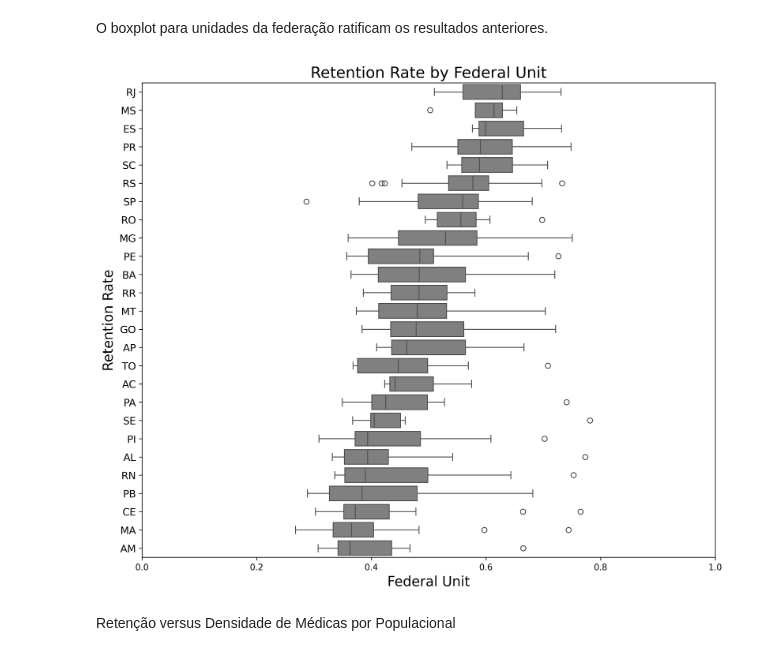
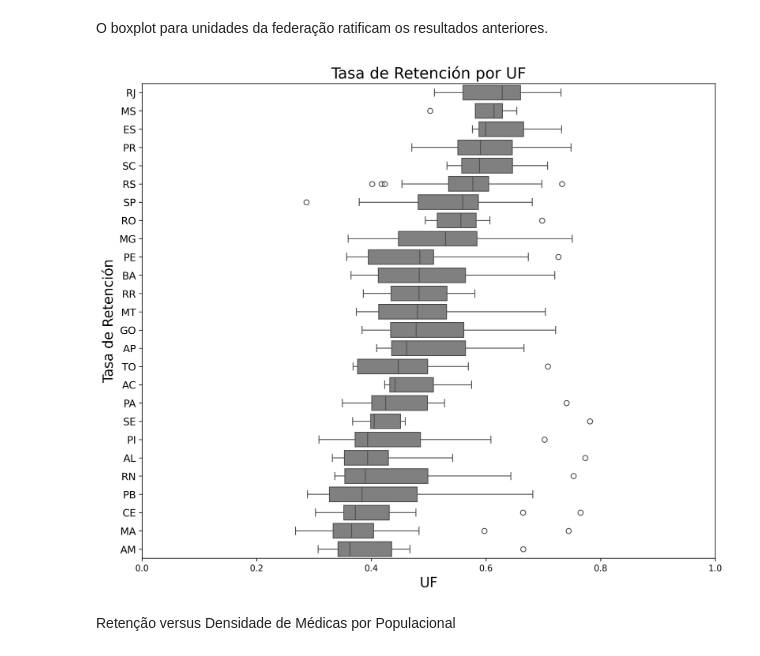
Before and after one commit to danielppagotto/retencao, a Jupyter notebook: 1_scripts/script_graficos/Análise Retenção - espanhol.ipynb, the cells around one changed output. Saved outputs shown, nothing was run; the diff lists cells and outputs as text; code cells hidden in the pictures.

```diff
--- a/1_scripts/script_graficos/Análise Retenção - espanhol.ipynb
+++ b/1_scripts/script_graficos/Análise Retenção - espanhol.ipynb
@@ -59,11 +59,11 @@ df['regiao'] = df['regiao'].str.replace('Região','').str.strip()
 
 
 mapa_regioes = {
-    'Norte': 'North',
-    'Sul': 'South',
-    'Sudeste': 'Southeast',
-    'Centro-Oeste': 'Central-West',
-    'Nordeste': 'Northeast'
+    'Norte': 'Norte',
+    'Sul': 'Sur',
+    'Sudeste': 'Sudeste',
+    'Centro-Oeste': 'Centro-Oeste',
+    'Nordeste': 'Nordeste'
 }
 
 df['region'] = df['regiao'].map(mapa_regioes)
@@ -126,27 +126,27 @@ O boxplot para unidades da federação ratificam os resultados anteriores.
 # %%
 # retirando DF, pois não tem divisão por região de saúde na UF
 df_sem_df = df[df['uf_sigla'] != 'DF']
 
 
 plt.figure(figsize=(12, 10), dpi=300)
 sns.boxplot(data=df_sem_df,
             x='retencao_geral',
             y='uf_sigla',
             order=df_sem_df.groupby('uf_sigla')['retencao_geral'].median().sort_values(ascending=False).index,
             color = 'gray')
 
 plt.xlim(0, 1)
 plt.yticks(fontsize=12)
-plt.xlabel("Federal Unit", fontsize=16)
-plt.ylabel("Retention Rate", fontsize=16)
-plt.title("Retention Rate by Federal Unit", fontsize=18)
+plt.xlabel("UF", fontsize=16)
+plt.ylabel("Tasa de Retención", fontsize=16)
+plt.title("Tasa de Retención por UF", fontsize=18)
 
-plt.savefig("taxa_retencao_uf_ingles.tiff", dpi=300, format="tiff")
-plt.savefig("taxa_retencao_uf_ingles.svg", dpi=300, format="svg")
+plt.savefig("taxa_retencao_uf_espanhol.tiff", dpi=300, format="tiff")
+plt.savefig("taxa_retencao_uf_espanhol.svg", dpi=300, format="svg")
 
 plt.show()
 # %% [output]
-[figure, old version]
+[figure, new version]
 # %% [markdown]
 Retenção versus Densidade de Médicas por Populacional
 # %%
```
Also changed, not shown: parts of 3 cells of this notebook, 24 other files.
